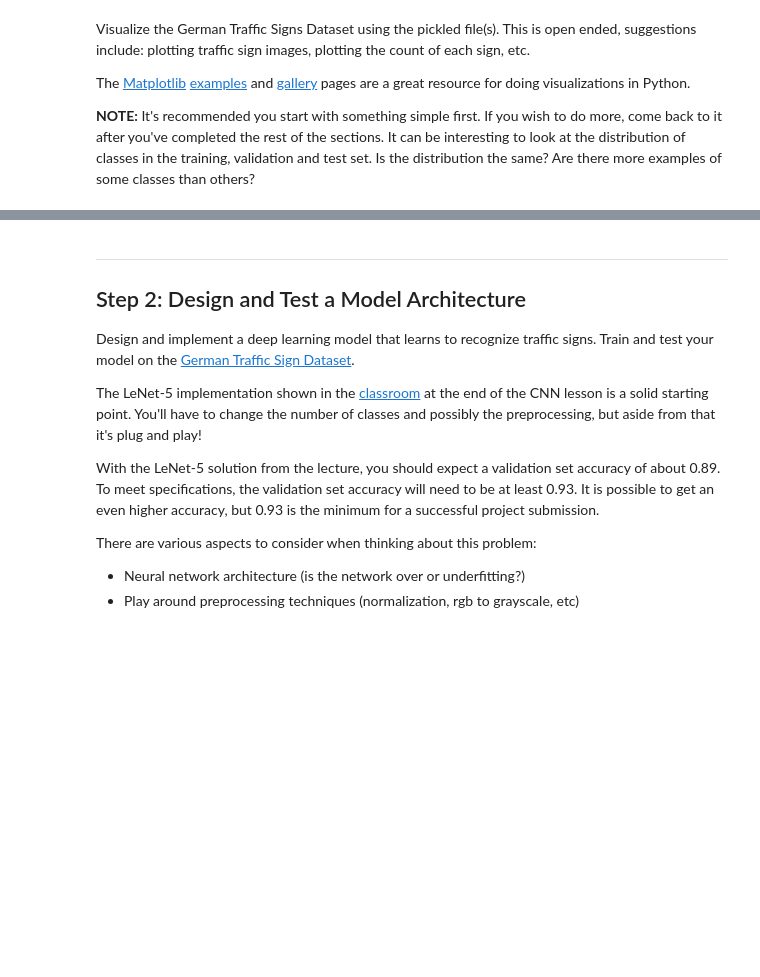
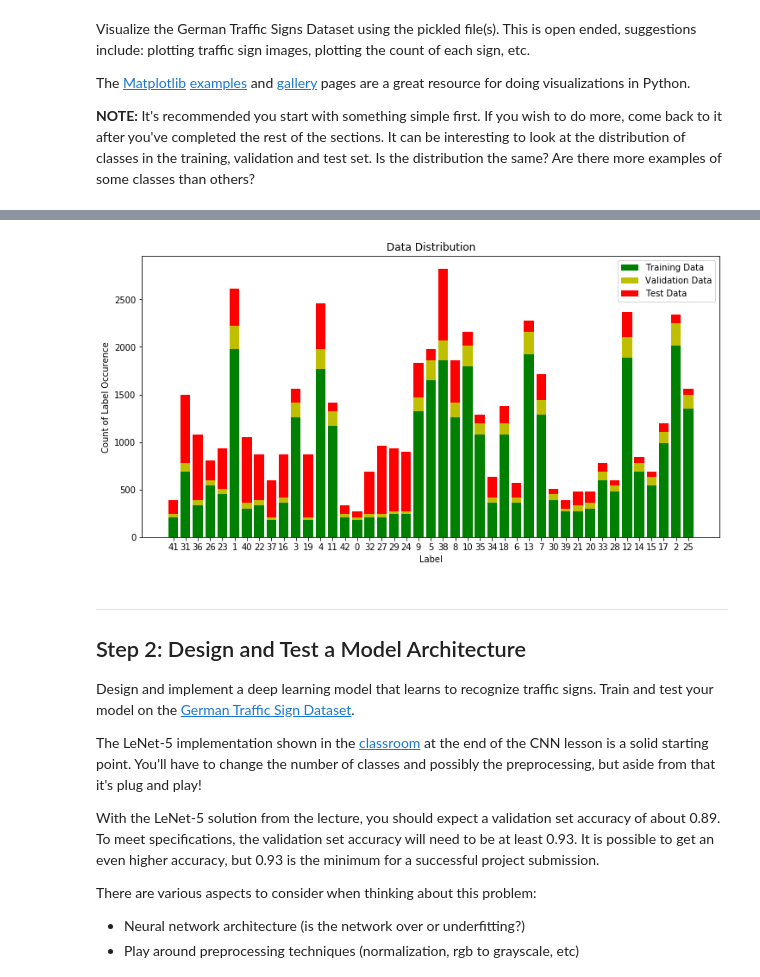
Before and after one commit to shagun008/CarND-Traffic-Sign-Classifier-Project, a Jupyter notebook: Traffic_Sign_Classifier.ipynb, the cells around one changed output, grey strips where cells are left out. Drawn from its saved outputs; the diff is of its cells as text; code cells hidden in the pictures; blank space fills up the shorter version.

```diff
--- a/Traffic_Sign_Classifier.ipynb
+++ b/Traffic_Sign_Classifier.ipynb
@@ -127,3 +137,27 @@ print(y_train[index])
+# %%
+from collections import Counter
+
+#Determine count of each label in splits
+train_set = Counter(y_train)
+valid_set = Counter(y_valid)
+test_set = Counter(y_test)
+
+#Plot histogram of labels in each set
+#print("Visualize the reprentation of each label in all three splits")
+plt.figure(figsize=(12,6))
+plt.title('Data Distribution')
+train_bar = plt.bar(range(len(train_set)), train_set.values(), color = 'g')
+valid_bar = plt.bar(range(len(valid_set)), valid_set.values(), color = 'y', bottom = list(train_set.values()))
+test_bar = plt.bar(range(len(test_set)), test_set.values(), color = 'r', bottom = list((train_set + valid_set).values()))
+
+plt.xticks(range(len(train_set)), train_set.keys())
+plt.xlabel('Label')
+plt.ylabel('Count of Label Occurence')
+plt.legend([train_bar, valid_bar, test_bar], ['Training Data', 'Validation Data', 'Test Data'])
+#plt.savefig('.\\graphics\\datahistogram.png')
+plt.show()
+# %% [output]
+[figure, added]
 # %% [markdown]
 ----
 
```
Also changed, not shown: parts of 16 cells of this notebook, 8 other files.
